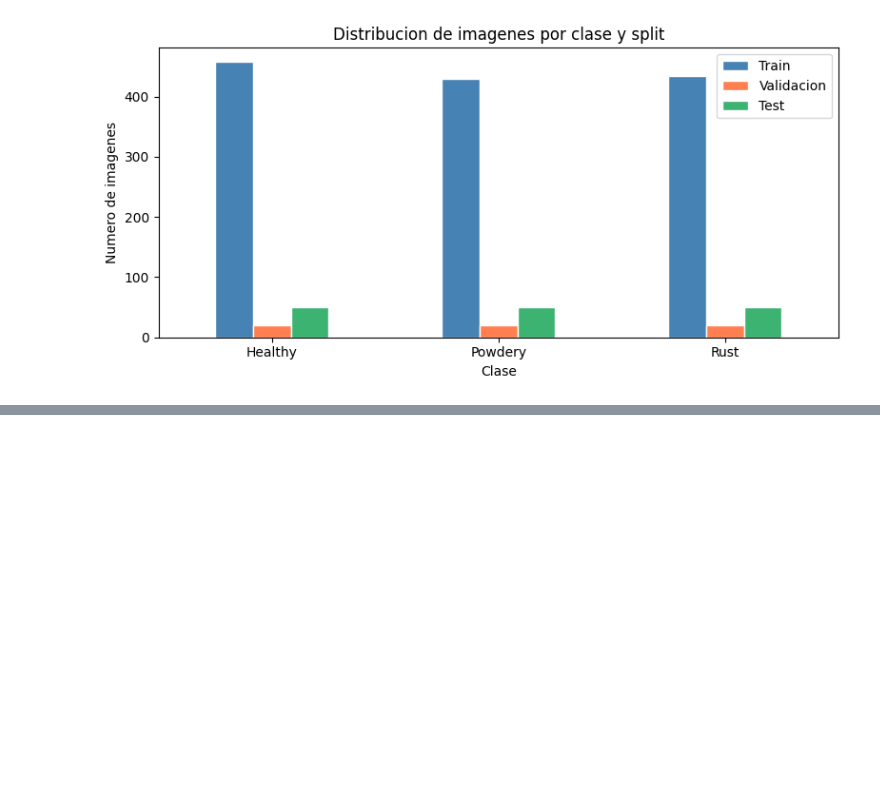
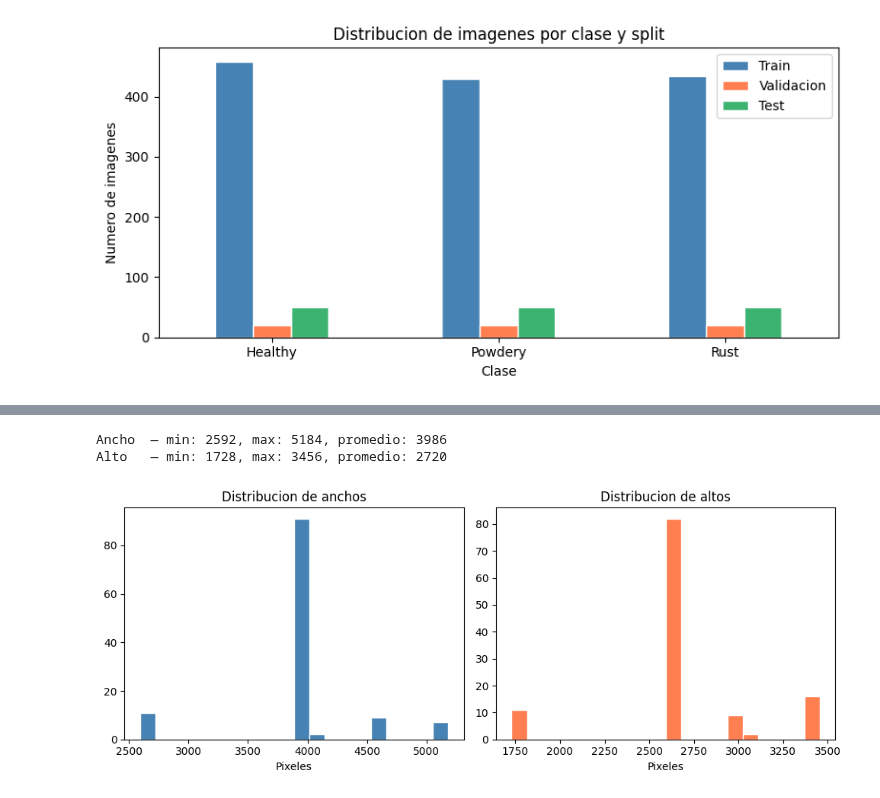
Before and after one commit to hugo1911/ProyectoICOP2, a Jupyter notebook: ICOP2_Deteccion_de_planta.ipynb, the cells around one changed output, grey strips where cells are left out. Saved outputs shown, nothing was run; the diff lists cells and outputs as text; code cells hidden in the pictures; blank space fills up the shorter version.

```diff
--- a/ICOP2_Deteccion_de_planta.ipynb
+++ b/ICOP2_Deteccion_de_planta.ipynb
@@ -140,0 +159,32 @@ Total — Train: 1322 | Val: 60 | Test: 150
+# %%
+from PIL import Image
+
+
+# Dimensiones de las imagenes
+widths, heights = [], []
+for cls in classes:
+    cls_path = os.path.join(TRAIN_DIR, cls)
+    for fname in os.listdir(cls_path)[:40]:
+        try:
+            img = Image.open(os.path.join(cls_path, fname))
+            widths.append(img.width)
+            heights.append(img.height)
+        except:
+            pass
+
+print(f"Ancho  — min: {min(widths)}, max: {max(widths)}, promedio: {np.mean(widths):.0f}")
+print(f"Alto   — min: {min(heights)}, max: {max(heights)}, promedio: {np.mean(heights):.0f}")
+
+fig, (ax1, ax2) = plt.subplots(1, 2, figsize=(10, 4))
+ax1.hist(widths,  bins=20, color='steelblue', edgecolor='white')
+ax1.set_title('Distribucion de anchos')
+ax1.set_xlabel('Pixeles')
+ax2.hist(heights, bins=20, color='coral', edgecolor='white')
+ax2.set_title('Distribucion de altos')
+ax2.set_xlabel('Pixeles')
+plt.tight_layout()
+plt.show()
+# %% [output]
+Ancho  — min: 2592, max: 5184, promedio: 3986
+Alto   — min: 1728, max: 3456, promedio: 2720
+[figure, added]
```
Also changed, not shown: parts of 1 cell of this notebook.
